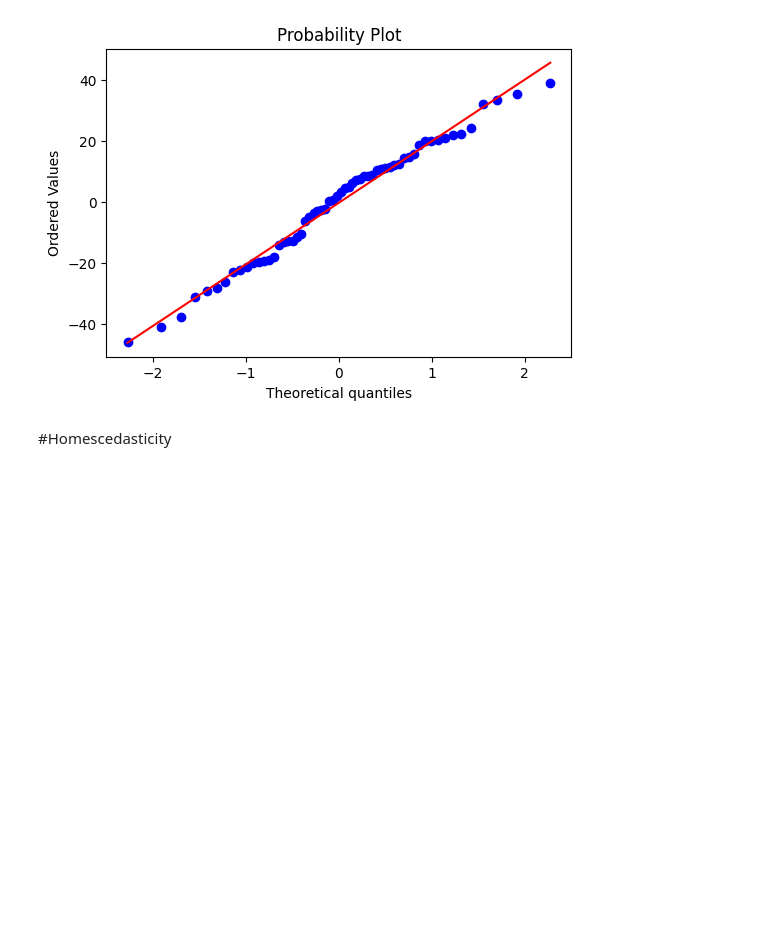
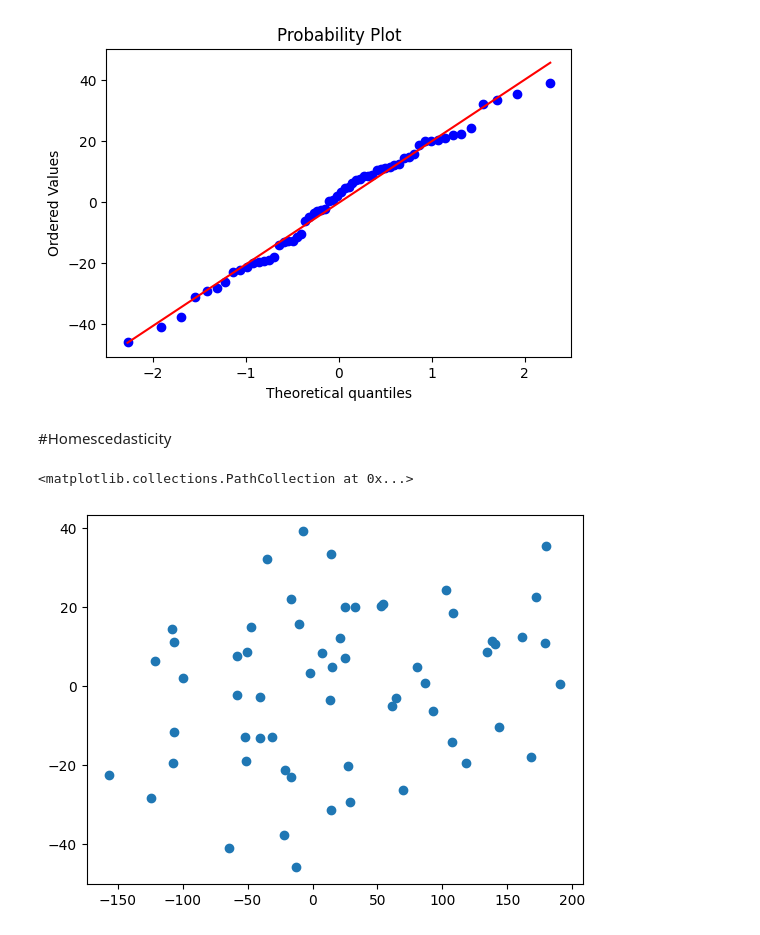
Before and after one commit to blackwithwhitegreen/ML-files, a Jupyter notebook: Assumptions_of_Linear_Regression.ipynb, the cells around one changed output. Drawn from its saved outputs; the diff is of its cells as text; code cells hidden in the pictures; blank space fills up the shorter version.

```diff
--- a/Assumptions_of_Linear_Regression.ipynb
+++ b/Assumptions_of_Linear_Regression.ipynb
@@ -92,3 +92,8 @@ plt.show()
 [figure]
 # %% [markdown]
 #Homescedasticity
+# %%
+plt.scatter(y_pred,residual)
+# %% [output]
+<matplotlib.collections.PathCollection at 0x...>
+[figure, added]
```
Also changed, not shown: parts of 2 cells of this notebook.
